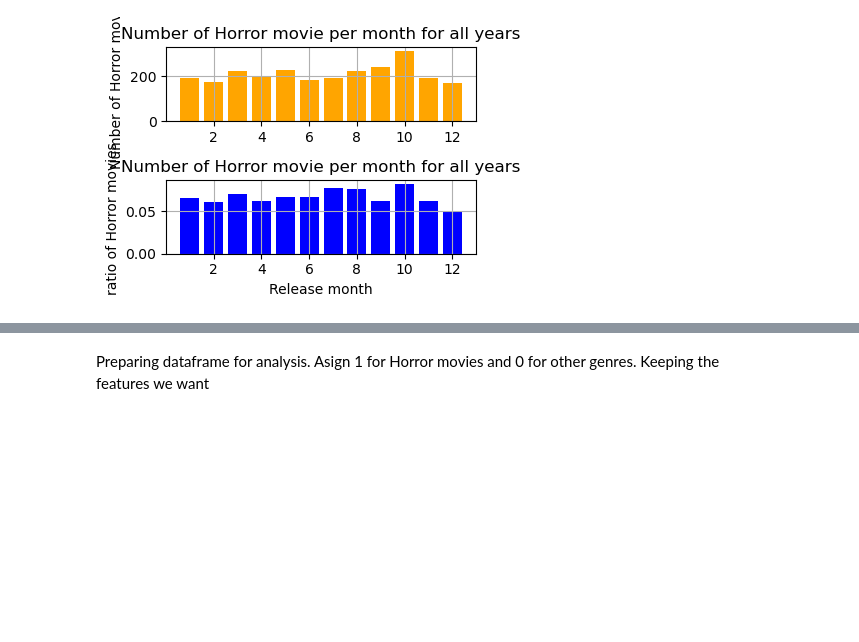
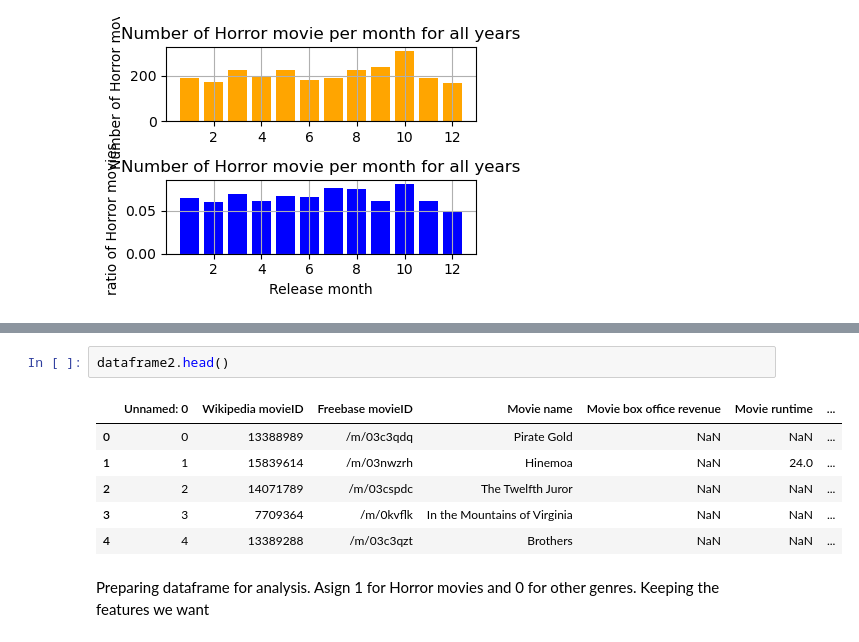
Before and after one commit to epfl-ada/ada-2023-project-dat4k, a Jupyter notebook: Causal_genres_continent.ipynb, the cells around one changed output, grey strips where cells are left out. Drawn from its saved outputs; the diff is of its cells as text; blank space fills up the shorter version.

```diff
--- a/Causal_genres_continent.ipynb
+++ b/Causal_genres_continent.ipynb
@@ -175,3 +49,12 @@ df_continent
+# %%
+dataframe2.head()
+# %% [output]
+|  | Unnamed: 0 | Wikipedia movieID | Freebase movieID | Movie name | Movie box office revenue | Movie runtime | ... |
+| 0 | 0 | 13388989 | /m/03c3qdq | Pirate Gold | NaN | NaN | ... |
+| 1 | 1 | 15839614 | /m/03nwzrh | Hinemoa | NaN | 24.0 | ... |
+| 2 | 2 | 14071789 | /m/03cspdc | The Twelfth Juror | NaN | NaN | ... |
+| 3 | 3 | 7709364 | /m/0kvflk | In the Mountains of Virginia | NaN | NaN | ... |
+| 4 | 4 | 13389288 | /m/03c3qzt | Brothers | NaN | NaN | ... |
 # %% [markdown]
 Preparing dataframe for analysis. Asign 1 for Horror movies and 0 for other genres. Keeping the features we want
 # %%
```
Also changed, not shown: parts of 15 cells of this notebook, 1 other file.
